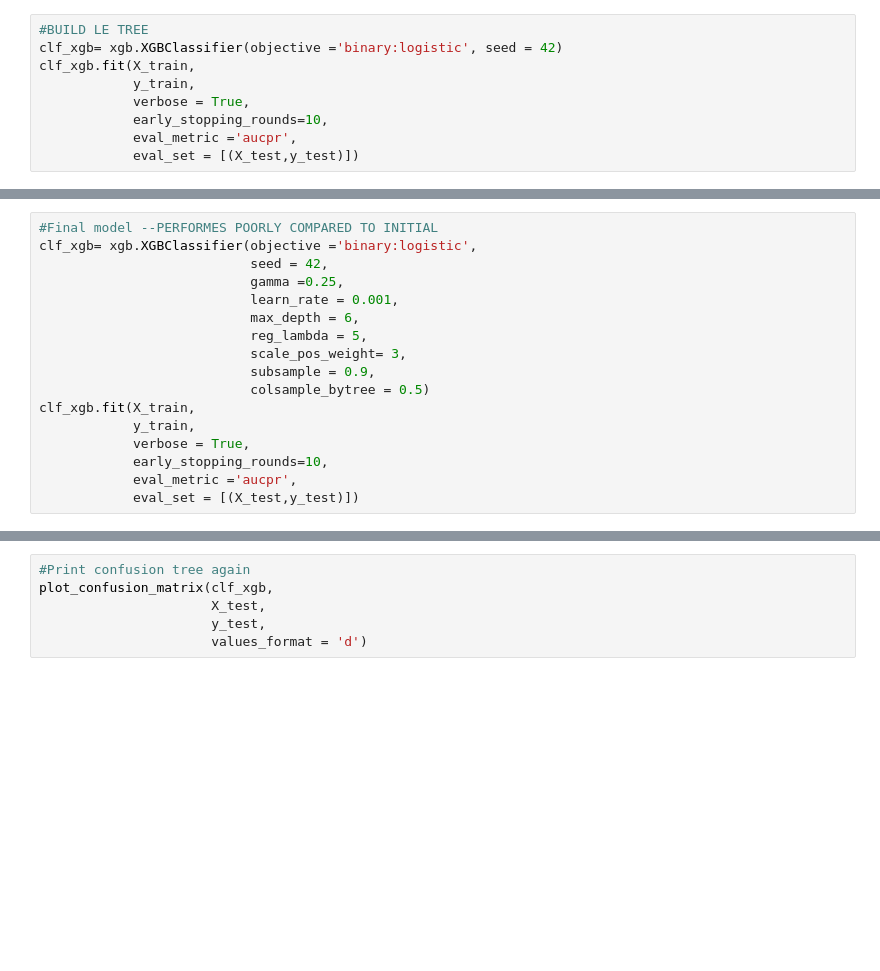
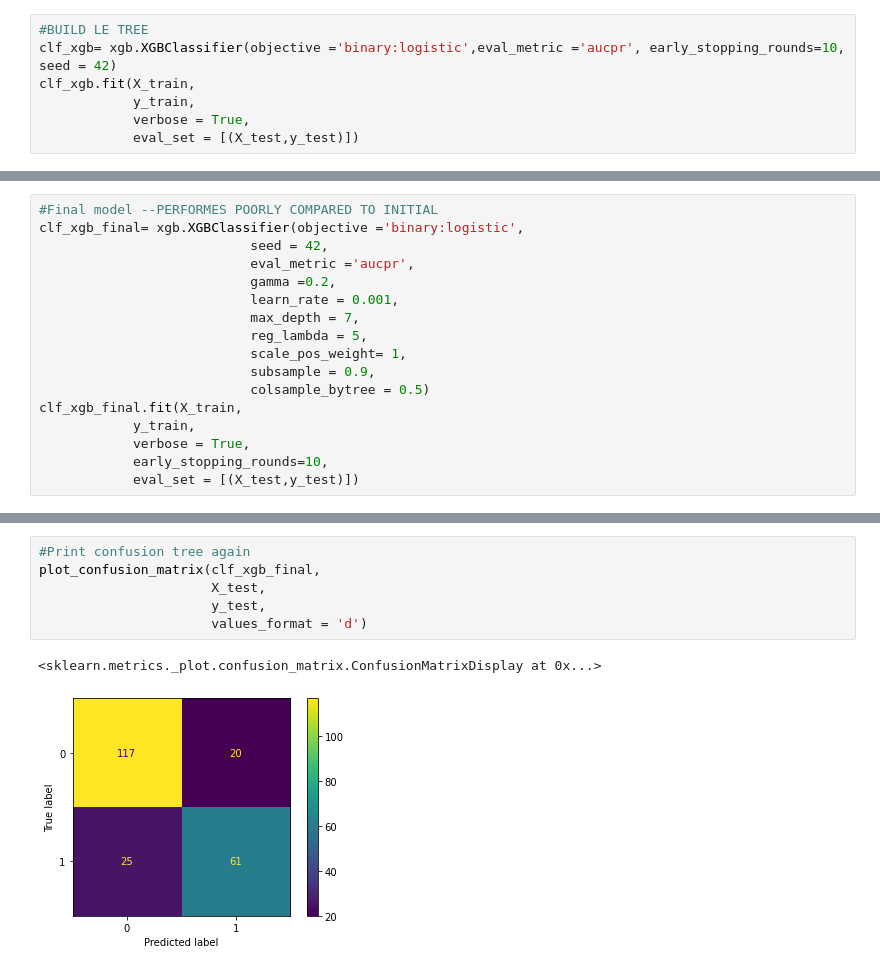
Before and after one commit to GedeonIsezerano/Titanic_ML_model, a Jupyter notebook: titanic_.ipynb, the cells around one changed output, grey strips where cells are left out. Cells and saved outputs as stored; diff of their text form; blank space fills up the shorter version.

```diff
--- a/titanic_.ipynb
+++ b/titanic_.ipynb
@@ -73,9 +90,7 @@ X_train.shape
 # %%
 #BUILD LE TREE
-clf_xgb= xgb.XGBClassifier(objective ='binary:logistic', seed = 42)
+clf_xgb= xgb.XGBClassifier(objective ='binary:logistic',eval_metric ='aucpr', early_stopping_rounds=10, seed = 42)
 clf_xgb.fit(X_train,
             y_train,
             verbose = True,
-            early_stopping_rounds=10,
-            eval_metric ='aucpr',
             eval_set = [(X_test,y_test)])
@@ -131,17 +195,17 @@ print(optimal_params.best_params_)
 # %%
 #Final model --PERFORMES POORLY COMPARED TO INITIAL
-clf_xgb= xgb.XGBClassifier(objective ='binary:logistic',
+clf_xgb_final= xgb.XGBClassifier(objective ='binary:logistic',
                            seed = 42,
-                           gamma =0.25,
+                           eval_metric ='aucpr',
+                           gamma =0.2,
                            learn_rate = 0.001,
-                           max_depth = 6,
+                           max_depth = 7,
                            reg_lambda = 5,
-                           scale_pos_weight= 3,
+                           scale_pos_weight= 1,
                            subsample = 0.9,
                            colsample_bytree = 0.5)
-clf_xgb.fit(X_train,
+clf_xgb_final.fit(X_train,
             y_train,
             verbose = True,
             early_stopping_rounds=10,
-            eval_metric ='aucpr',
             eval_set = [(X_test,y_test)])
@@ -148,6 +244,9 @@ clf_xgb.fit(X_train,
 # %%
 #Print confusion tree again
-plot_confusion_matrix(clf_xgb,
+plot_confusion_matrix(clf_xgb_final,
                       X_test,
                       y_test,
                       values_format = 'd')
+# %% [output]
+<sklearn.metrics._plot.confusion_matrix.ConfusionMatrixDisplay at 0x...>
+[figure, added]
```
Also changed, not shown: parts of 11 cells of this notebook, 1 other file.
